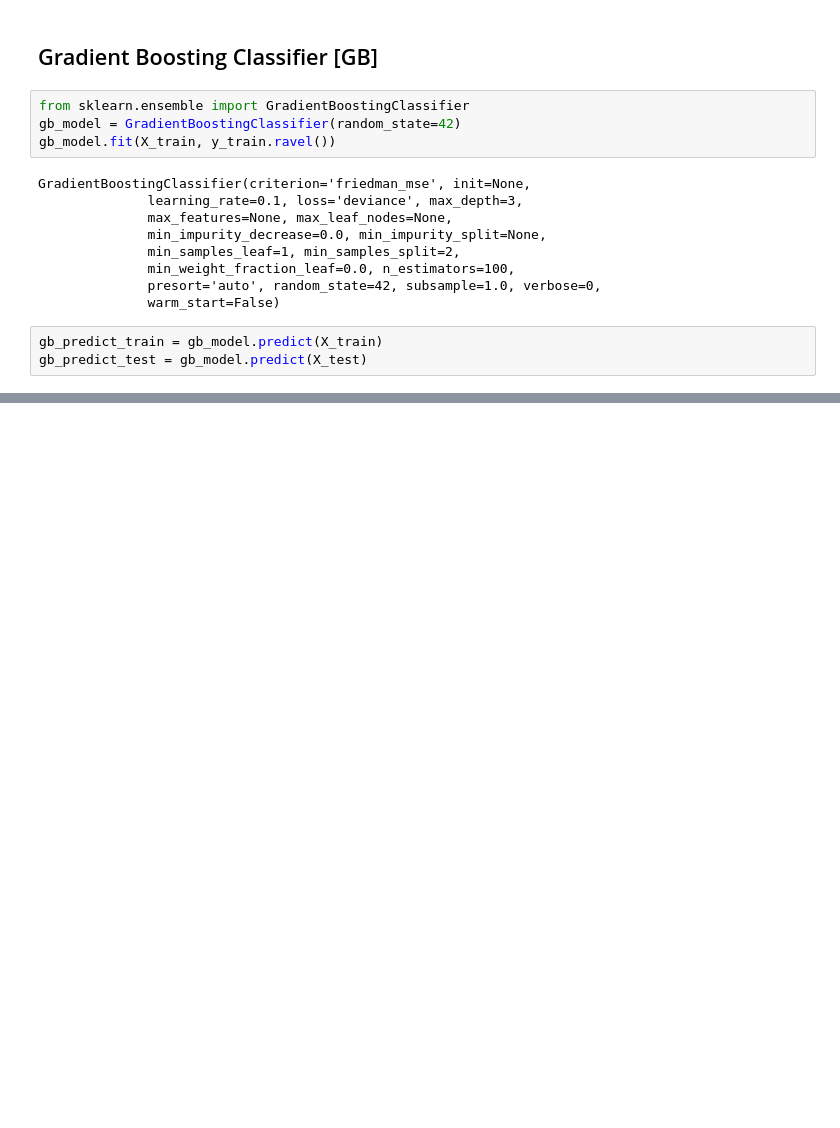
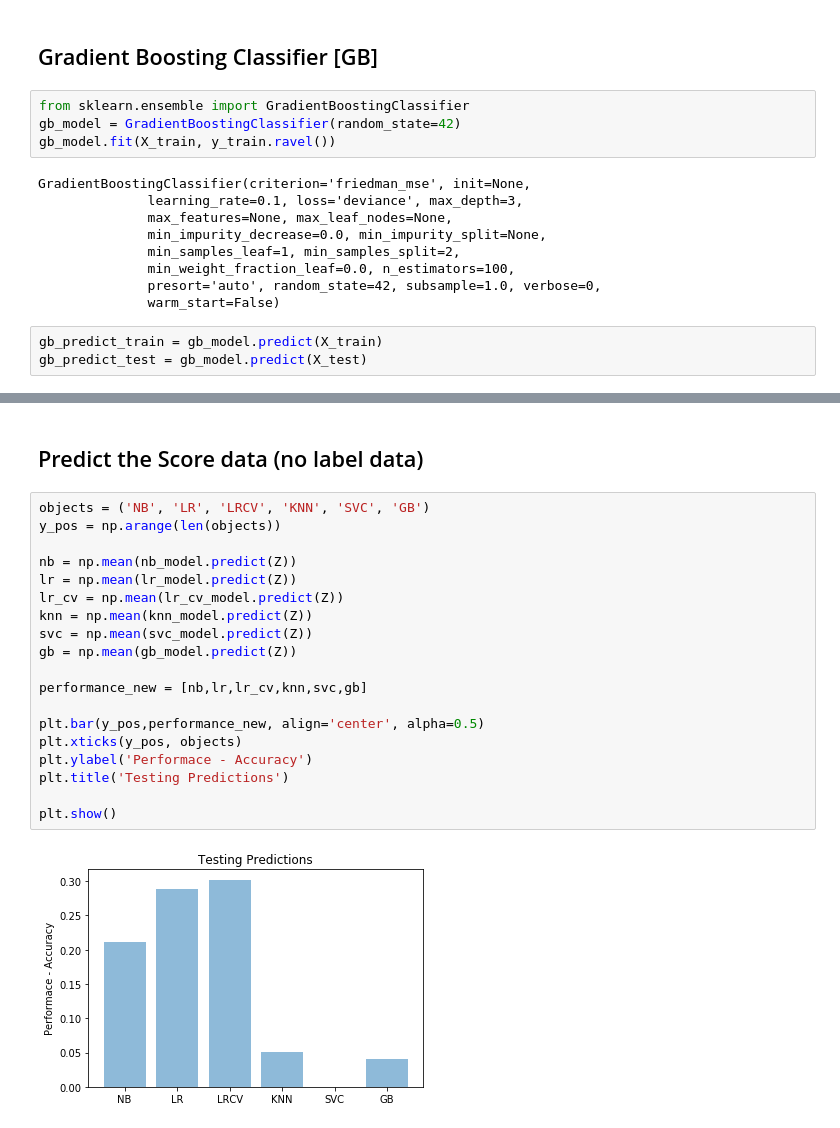
Before and after one commit to sachinkumarjain/ML-Predict-COPD, a Jupyter notebook: ML_FlareUpPredition.ipynb, the cells around one changed output, grey strips where cells are left out. Saved outputs shown, nothing was run; the diff lists cells and outputs as text; blank space fills up the shorter version.

Commit message:
update with score

```diff
--- a/ML_FlareUpPredition.ipynb
+++ b/ML_FlareUpPredition.ipynb
@@ -471,0 +474,23 @@ plt.show()
+# %% [markdown]
+## Predict the Score data (no label data)
+# %%
+objects = ('NB', 'LR', 'LRCV', 'KNN', 'SVC', 'GB')
+y_pos = np.arange(len(objects))
+
+nb = np.mean(nb_model.predict(Z))
+lr = np.mean(lr_model.predict(Z))
+lr_cv = np.mean(lr_cv_model.predict(Z))
+knn = np.mean(knn_model.predict(Z))
+svc = np.mean(svc_model.predict(Z))
+gb = np.mean(gb_model.predict(Z))
+
+performance_new = [nb,lr,lr_cv,knn,svc,gb]
+
+plt.bar(y_pos,performance_new, align='center', alpha=0.5)
+plt.xticks(y_pos, objects)
+plt.ylabel('Performace - Accuracy')
+plt.title('Testing Predictions')
+
+plt.show()
+# %% [output]
+[figure, added]
```
Also changed, not shown: parts of 30 cells of this notebook, 1 other file.
